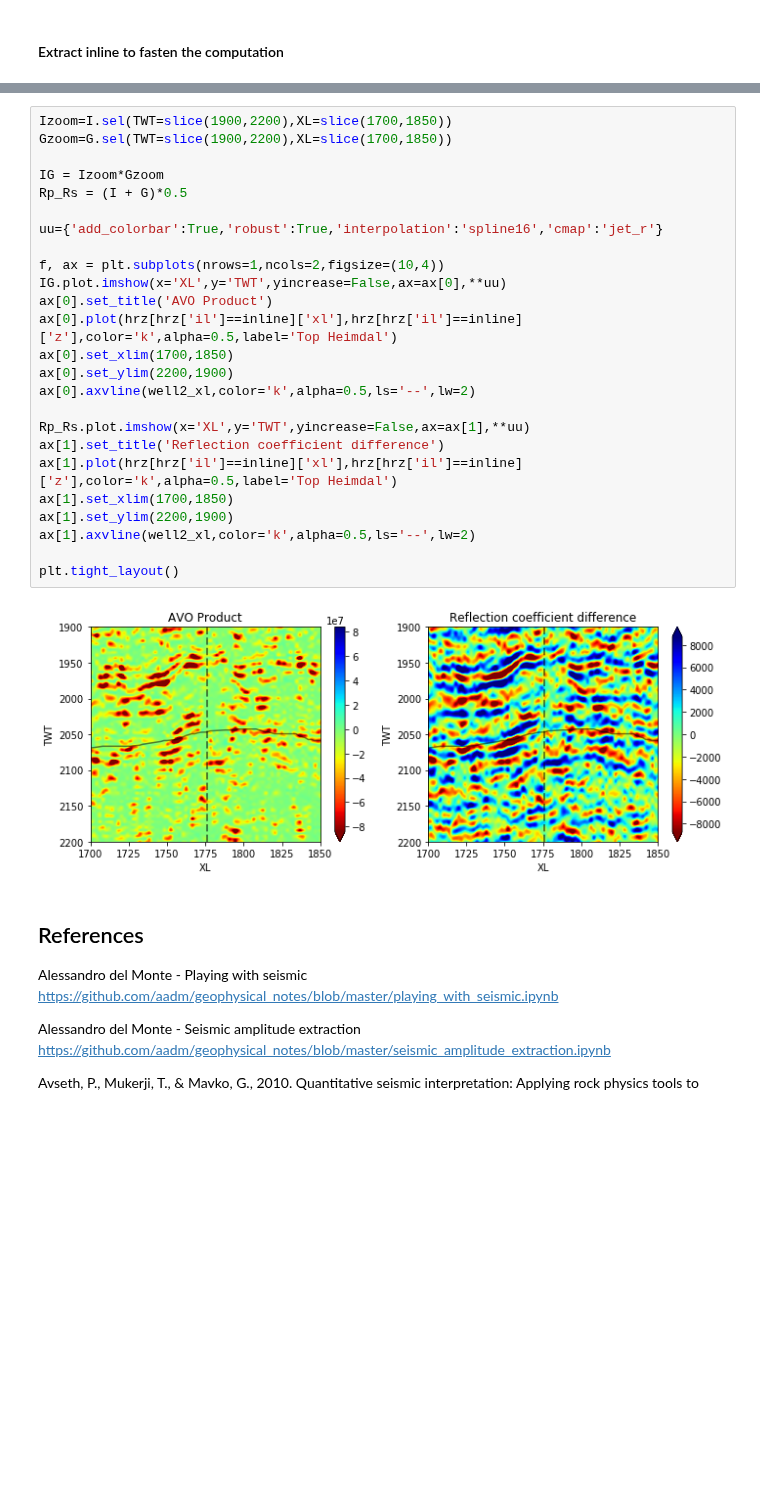
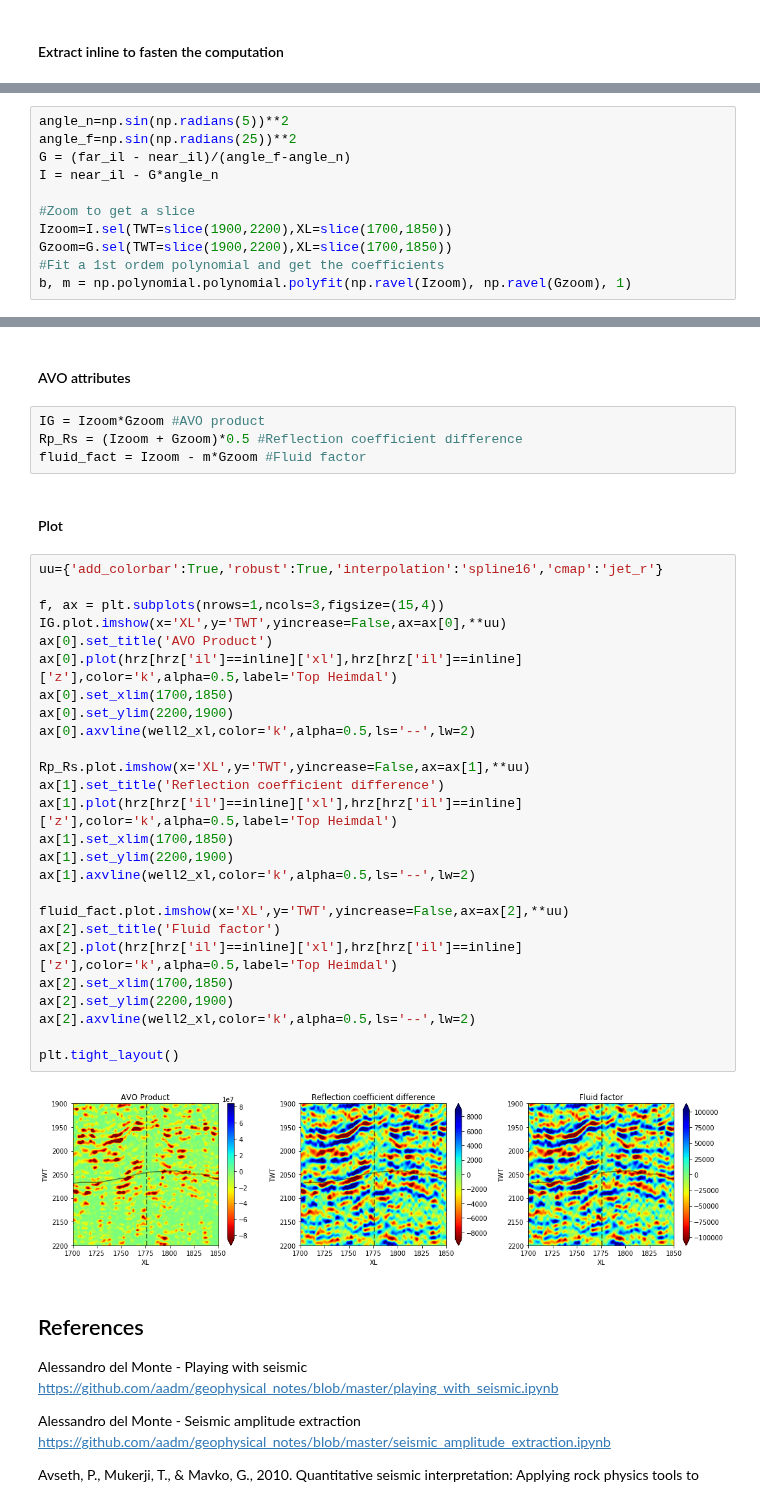
Before and after one commit to ffigura/avo, a Jupyter notebook: 3_real_angle_stack_avseth/1_AVO_attributes_real_angle_stack_avseth.ipynb, the cells around one changed output, grey strips where cells are left out. Drawn from its saved outputs; the diff is of its cells as text; blank space fills up the shorter version.

Commit message:
added fluid factor

```diff
--- a/3_real_angle_stack_avseth/1_AVO_attributes_real_angle_stack_avseth.ipynb
+++ b/3_real_angle_stack_avseth/1_AVO_attributes_real_angle_stack_avseth.ipynb
@@ -125,0 +125,11 @@ plt.tight_layout()
+# %%
+angle_n=np.sin(np.radians(5))**2
+angle_f=np.sin(np.radians(25))**2
+G = (far_il - near_il)/(angle_f-angle_n)
+I = near_il - G*angle_n
+
+#Zoom to get a slice
+Izoom=I.sel(TWT=slice(1900,2200),XL=slice(1700,1850))
+Gzoom=G.sel(TWT=slice(1900,2200),XL=slice(1700,1850))
+#Fit a 1st ordem polynomial and get the coefficients
+b, m = np.polynomial.polynomial.polyfit(np.ravel(Izoom), np.ravel(Gzoom), 1)
@@ -154,30 +166,39 @@ plt.tight_layout()
+# %% [markdown]
+#### AVO attributes
+# %%
+IG = Izoom*Gzoom #AVO product
+Rp_Rs = (Izoom + Gzoom)*0.5 #Reflection coefficient difference
+fluid_fact = Izoom - m*Gzoom #Fluid factor
+# %% [markdown]
+#### Plot
 # %%
-Izoom=I.sel(TWT=slice(1900,2200),XL=slice(1700,1850))
-Gzoom=G.sel(TWT=slice(1900,2200),XL=slice(1700,1850))
-
-IG = Izoom*Gzoom
-Rp_Rs = (I + G)*0.5
-
 uu={'add_colorbar':True,'robust':True,'interpolation':'spline16','cmap':'jet_r'}
 
-f, ax = plt.subplots(nrows=1,ncols=2,figsize=(10,4))
+f, ax = plt.subplots(nrows=1,ncols=3,figsize=(15,4))
 IG.plot.imshow(x='XL',y='TWT',yincrease=False,ax=ax[0],**uu)
 ax[0].set_title('AVO Product')
 ax[0].plot(hrz[hrz['il']==inline]['xl'],hrz[hrz['il']==inline]['z'],color='k',alpha=0.5,label='Top Heimdal')
 ax[0].set_xlim(1700,1850)
 ax[0].set_ylim(2200,1900)
 ax[0].axvline(well2_xl,color='k',alpha=0.5,ls='--',lw=2)
 
 Rp_Rs.plot.imshow(x='XL',y='TWT',yincrease=False,ax=ax[1],**uu)
 ax[1].set_title('Reflection coefficient difference')
 ax[1].plot(hrz[hrz['il']==inline]['xl'],hrz[hrz['il']==inline]['z'],color='k',alpha=0.5,label='Top Heimdal')
 ax[1].set_xlim(1700,1850)
 ax[1].set_ylim(2200,1900)
 ax[1].axvline(well2_xl,color='k',alpha=0.5,ls='--',lw=2)
 
+fluid_fact.plot.imshow(x='XL',y='TWT',yincrease=False,ax=ax[2],**uu)
+ax[2].set_title('Fluid factor')
+ax[2].plot(hrz[hrz['il']==inline]['xl'],hrz[hrz['il']==inline]['z'],color='k',alpha=0.5,label='Top Heimdal')
+ax[2].set_xlim(1700,1850)
+ax[2].set_ylim(2200,1900)
+ax[2].axvline(well2_xl,color='k',alpha=0.5,ls='--',lw=2)
+
 plt.tight_layout()
 # %% [output]
-[figure, old version]
+[figure, new version]
 # %% [markdown]
 ## References
 
```
Also changed, not shown: parts of 8 cells of this notebook.
